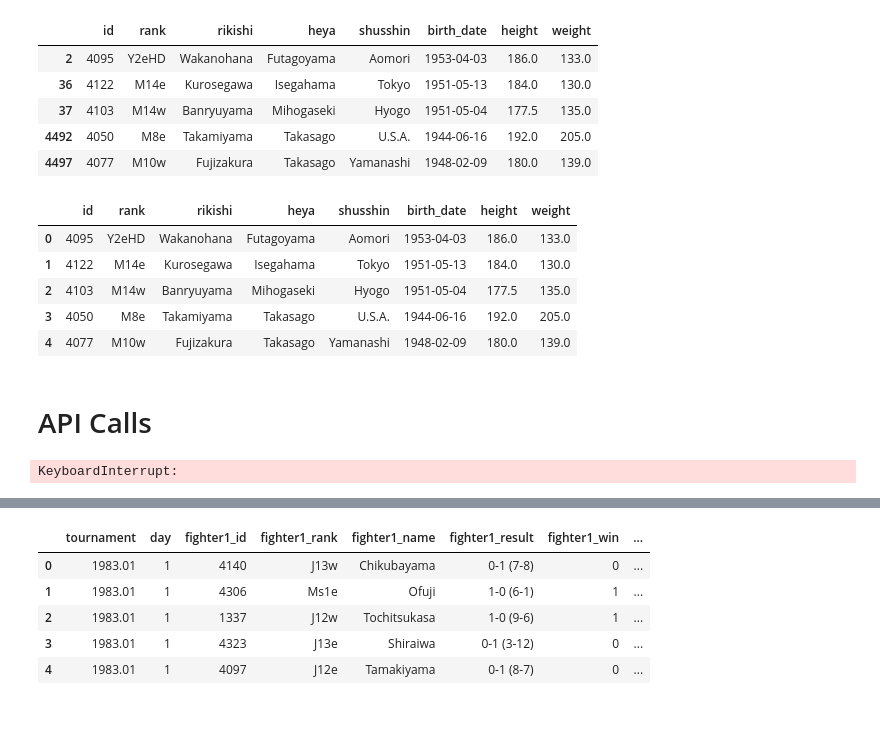
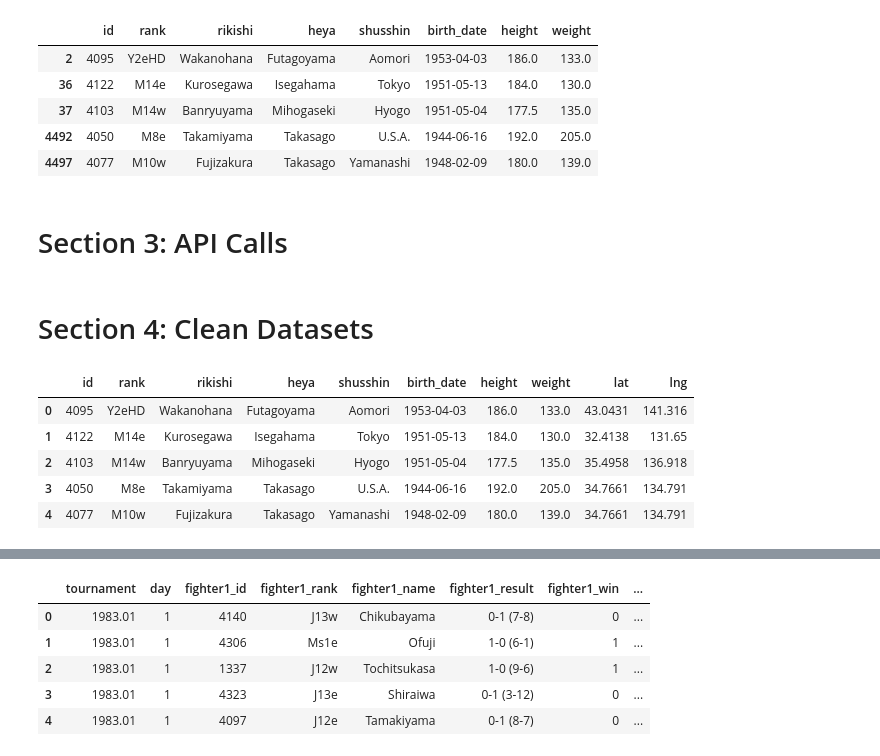
Before and after one commit to dorisakpovwa/teamsumo, a Jupyter notebook: Data_Preprocessing/Sumo_Preprocessing.ipynb, the cells around one changed output, grey strips where cells are left out. Cells and saved outputs as stored; diff of their text form; code cells hidden in the pictures; blank space fills up the shorter version.

Commit message:
cleaned data prep

```diff
--- a/Data_Preprocessing/Sumo_Preprocessing.ipynb
+++ b/Data_Preprocessing/Sumo_Preprocessing.ipynb
@@ -159,0 +117,2 @@ fighters.reset_index(drop=True, inplace=True)
+# %% [markdown]
+# Section 3: API Calls
@@ -160,9 +122,38 @@ fighters.reset_index(drop=True, inplace=True)
+# %%
+#Create needed columns to store data for each stable
+stables['lat'] =''
+stables['lng'] =''
+
+#Perform API call to get information for each stable
+base_url = 'https://maps.googleapis.com/maps/api/geocode/json?'
+
+
+#Parameter for the API call
+params = {'key':gkey}
+
+#Iterate through the list of stables to retrieve their information
+for i, row in stables.iterrows():
+
+    params['address'] = row['heya']+ ' Japan'
+
+    response = requests.get(base_url,params=params).json()
+
+
+
+    try:
+        stables.loc[i,'lat']= response['results'][0]['geometry']['location']['lat']
+        stables.loc[i,'lng']= response['results'][0]['geometry']['location']['lng']
+    except:
+        #Assign NaN to Cities not found, for misisng values to be filled with closest location
+        stables.loc[i,['lat','lng']]= np.nan
+# %% [markdown]
+# Section 4: Clean Datasets
 # %%
-fighters.head()
+stables.head()
 # %% [output]
-|  | id | rank | rikishi | heya | shusshin | birth_date | height | weight |
-| 0 | 4095 | Y2eHD | Wakanohana | Futagoyama | Aomori | 1953-04-03 | 186.0 | 133.0 |
-| 1 | 4122 | M14e | Kurosegawa | Isegahama | Tokyo | 1951-05-13 | 184.0 | 130.0 |
-| 2 | 4103 | M14w | Banryuyama | Mihogaseki | Hyogo | 1951-05-04 | 177.5 | 135.0 |
-| 3 | 4050 | M8e | Takamiyama | Takasago | U.S.A. | 1944-06-16 | 192.0 | 205.0 |
-| 4 | 4077 | M10w | Fujizakura | Takasago | Yamanashi | 1948-02-09 | 180.0 | 139.0 |
+|  | id | rank | rikishi | heya | shusshin | birth_date | height | weight | lat | lng |
+| 0 | 4095 | Y2eHD | Wakanohana | Futagoyama | Aomori | 1953-04-03 | 186.0 | 133.0 | 43.0431 | 141.316 |
+| 1 | 4122 | M14e | Kurosegawa | Isegahama | Tokyo | 1951-05-13 | 184.0 | 130.0 | 32.4138 | 131.65 |
+| 2 | 4103 | M14w | Banryuyama | Mihogaseki | Hyogo | 1951-05-04 | 177.5 | 135.0 | 35.4958 | 136.918 |
+| 3 | 4050 | M8e | Takamiyama | Takasago | U.S.A. | 1944-06-16 | 192.0 | 205.0 | 34.7661 | 134.791 |
+| 4 | 4077 | M10w | Fujizakura | Takasago | Yamanashi | 1948-02-09 | 180.0 | 139.0 | 34.7661 | 134.791 |
@@ -171,2 +159,0 @@ fighters.to_csv('fighters.csv',index=False)
-# %% [markdown]
-# API Calls
@@ -175,29 +159,0 @@ stables = fighters.copy()
-# %%
-#Create needed columns to store data for each stable
-stables['Lat'] =''
-stables['Lng'] =''
-
-#Perform API call to get information for each stable
-base_url = 'https://maps.googleapis.com/maps/api/geocode/json?'
-
-
-#Parameter for the API call, units will be handled in Metric system
-params = {'key':gkey}
-
-#Iterate through the list of stables to retrieve their information
-for i, row in stables.iterrows():
-
-    params['address'] = row['heya']+ ' Japan'
-
-    response = requests.get(base_url,params=params).json()
-
-
-
-    try:
-        stables.loc[i,'Lat']= response['results'][0]['geometry']['location']['lat']
-        stables.loc[i,'Lng']= response['results'][0]['geometry']['location']['lng']
-    except:
-        #Assign NaN to Cities not found to be dropped from the Dataframe
-        stables.loc[i,['Lat','Lng']]= np.nan
-# %% [output]
-KeyboardInterrupt:
```
Also changed, not shown: parts of 47 cells of this notebook, 2 other files.
